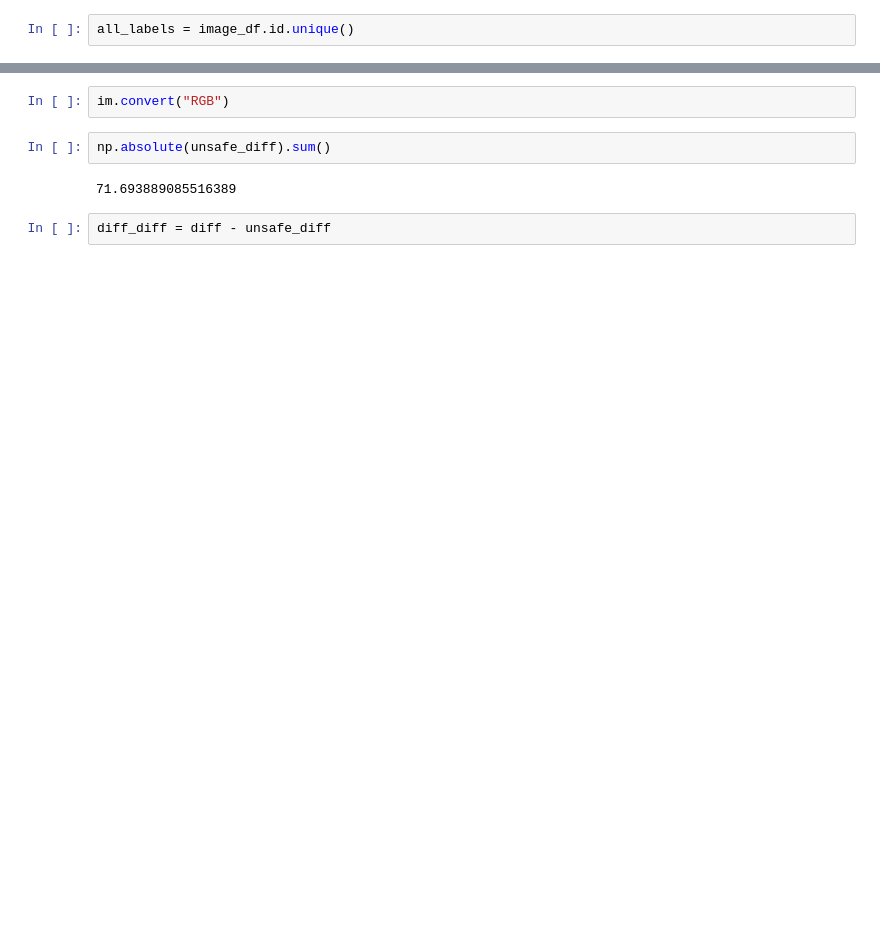
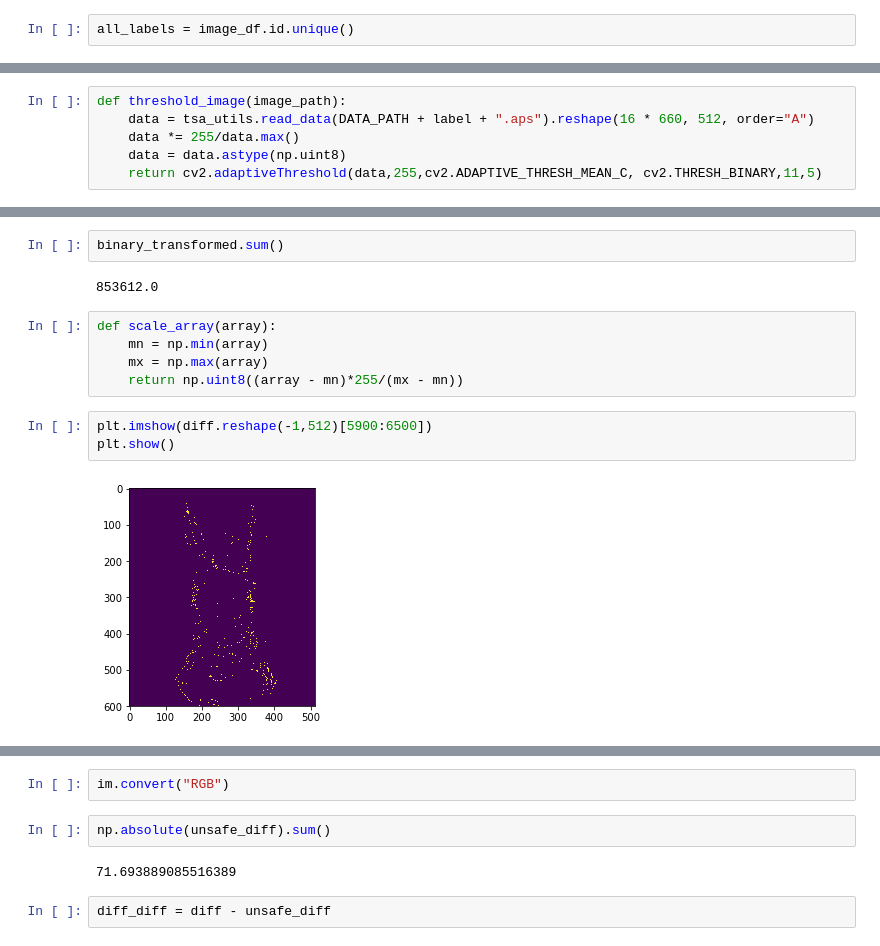
Before and after one commit to codybraun/tsa, a Jupyter notebook: eigenfaces.ipynb, the cells around one changed output, grey strips where cells are left out. Saved outputs shown, nothing was run; the diff lists cells and outputs as text; blank space fills up the shorter version.

```diff
--- a/eigenfaces.ipynb
+++ b/eigenfaces.ipynb
@@ -84 +57,7 @@ unsafe_labels = image_df[image_df["Probability"]>0]["id"].unique()
+# %%
+def threshold_image(image_path):
+    data = tsa_utils.read_data(DATA_PATH + label + ".aps").reshape(16 * 660, 512, order="A")
+    data *= 255/data.max()
+    data = data.astype(np.uint8)
+    return cv2.adaptiveThreshold(data,255,cv2.ADAPTIVE_THRESH_MEAN_C, cv2.THRESH_BINARY,11,5)
 # %%
@@ -200,0 +136,14 @@ unsafe_reverse_transformed *= 1/unsafe_reverse_transformed.max()
+# %%
+binary_transformed.sum()
+# %% [output]
+853612.0
+# %%
+def scale_array(array):
+    mn = np.min(array)
+    mx = np.max(array)
+    return np.uint8((array - mn)*255/(mx - mn))
+# %%
+plt.imshow(diff.reshape(-1,512)[5900:6500])
+plt.show()
+# %% [output]
+[figure, added]
```
Also changed, not shown: parts of 29 cells of this notebook, 2 other files.
